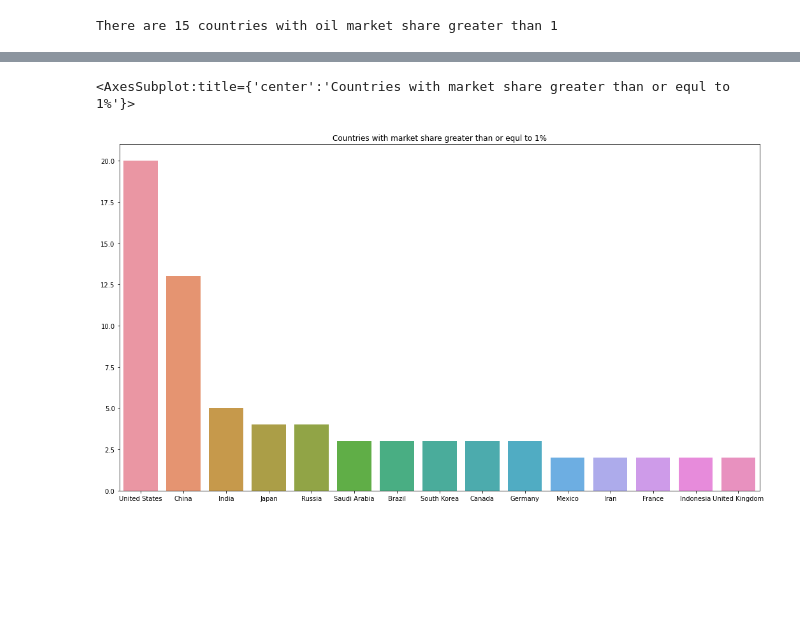
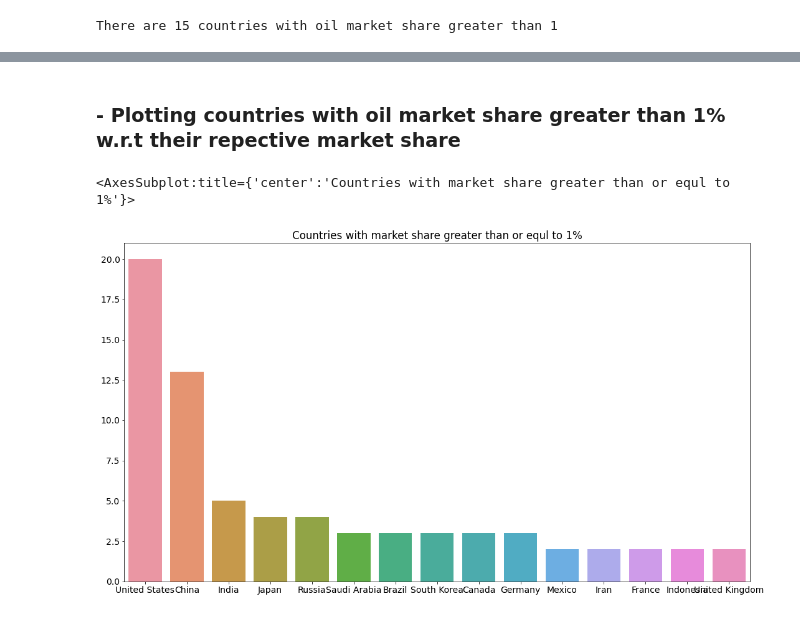
Before and after one commit to AmmarSadiq1/data-analysis, a Jupyter notebook: Prices/petrol_prices.ipynb, the cells around one changed output, grey strips where cells are left out. Saved outputs shown, nothing was run; the diff lists cells and outputs as text; code cells hidden in the pictures; blank space fills up the shorter version.

Commit message:
Analyzed countries on different parameters w.r.t their oil usage.

```diff
--- a/Prices/petrol_prices.ipynb
+++ b/Prices/petrol_prices.ipynb
@@ -39,9 +40,9 @@ World_share = np.array(petrol_df['World Share'])
 # Changing entries of column 'world share'  into integers after removing percentage
 # and storing it in World_share array
 for i in range(len(World_share)):
-    World_share[i] = World_share[i].translate({ ord("%"): None })
-    World_share[i] = int(World_share[i])
+    World_share[i] = int(World_share[i].translate({ ord("%"): None }))
 # Replacing entries of 'World share' column with World_share array
 petrol_df['World Share'] = World_share
 # Changing column name from 'World Share' to 'World Share (%)'
 petrol_df.rename(columns = {'World Share' : 'World Share (%)'}, inplace = True)
+petrol_df.rename(columns = {'GDP Per Capita ( USD )' : 'GDP Per Capita (USD)'}, inplace = True)
@@ -47,0 +52,5 @@ petrol_df.rename(columns = {'World Share' : 'World Share (%)'}, inplace = True)
+# %%
+for i in range (len(petrol_df["Country"])):
+    petrol_df["Daily Oil Consumption (Barrels)"][i] = int(petrol_df["Daily Oil Consumption (Barrels)"][i].replace(',', ''));
+    petrol_df["GDP Per Capita (USD)"][i] = int(petrol_df["GDP Per Capita (USD)"][i].replace(',', ''));
+    petrol_df["Gallons GDP Per Capita Can Buy"][i] = int(petrol_df["Gallons GDP Per Capita Can Buy"][i].replace(',', ''));
@@ -56,0 +90,6 @@ petrol_df.head()
+# %%
+import matplotlib
+import matplotlib.pyplot as plt
+import seaborn as sns
+matplotlib.rcParams['font.size'] = 14
+matplotlib.rcParams['figure.figsize'] = (20,60)
@@ -86,0 +175,3 @@ plt.bar(Prominent_country, World_share_prominent)
+# %%
+matplotlib.rcParams['font.size'] = 14
+matplotlib.rcParams['figure.figsize'] = (18,10)
@@ -87,8 +185,8 @@ plt.bar(Prominent_country, World_share_prominent)
+# %% [markdown]
+### - Plotting countries with oil market share greater than 1% w.r.t their repective market share
 # %%
-import seaborn as sns
-plt.figure(figsize=(18, 10))
 plt.title("Countries with market share greater than or equl to 1%")
 sns.barplot(x = Prominent_country, y = World_share_prominent)
 # %% [output]
 <AxesSubplot:title={'center':'Countries with market share greater than or equl to 1%'}>
-[figure, old version]
+[figure, new version]
```
Also changed, not shown: parts of 41 cells of this notebook.
